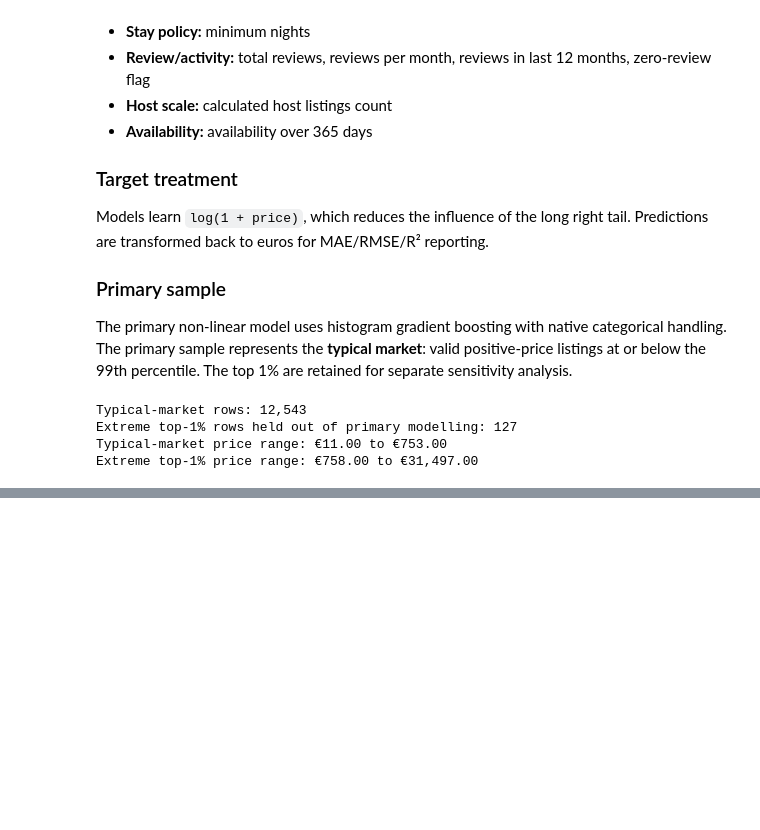
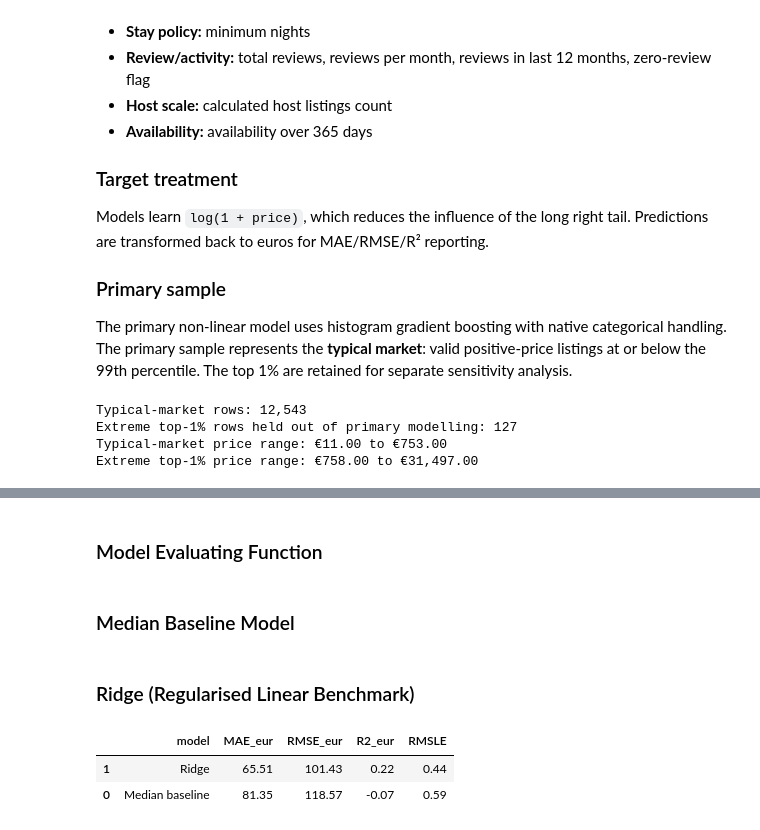
Before and after one commit to dev-deg/aci-26-pt, a Jupyter notebook: case-study/summary-eda.ipynb, the cells around one changed output, grey strips where cells are left out. Saved outputs shown, nothing was run; the diff lists cells and outputs as text; code cells hidden in the pictures; blank space fills up the shorter version.

Commit message:
mid-way through predictive modelling

```diff
--- a/case-study/summary-eda.ipynb
+++ b/case-study/summary-eda.ipynb
@@ -584,0 +615,2 @@ Extreme top-1% price range: €758.00 to €31,497.00
+# %% [markdown]
+### Model Evaluating Function
@@ -584,0 +637,53 @@ Extreme top-1% price range: €758.00 to €31,497.00
+# %% [markdown]
+### Median Baseline Model
+# %%
+from sklearn.dummy import DummyRegressor
+
+baseline = DummyRegressor(strategy="median")
+baseline.fit(X_train, y_train)
+fitted_models['baseline'] = baseline
+
+## Calling the evaluting function to output the metrics
+metrics, _, _ = evaluate_model("Median baseline",baseline, X_test, y_test)
+metric_rows.append(metrics)
+
+# display(pd.DataFrame(metric_rows).sort_values("R2_eur", ascending=False).round(3))
+# %% [markdown]
+### Ridge (Regularised Linear Benchmark)
+# %%
+from sklearn.compose import ColumnTransformer
+from sklearn.impute import SimpleImputer
+from sklearn.linear_model import Ridge
+from sklearn.pipeline import Pipeline
+from sklearn.preprocessing import OneHotEncoder, StandardScaler
+
+## Data Encoding and Preprocessing
+def make_preprocessor():
+    # Used by the linear Ridge benchmark. The main non-linear model below
+    # handles pandas categorical columns natively.
+    numeric_pipe = Pipeline([
+        ("imputer", SimpleImputer(strategy="median")),
+        ("scale", StandardScaler()),
+    ])
+    categorical_pipe = Pipeline([
+        ("imputer", SimpleImputer(strategy="most_frequent")),
+        ("onehot", OneHotEncoder(handle_unknown="ignore")),
+    ])
+    return ColumnTransformer([
+        ("num", numeric_pipe, numeric_model_features),
+        ("cat", categorical_pipe, categorical_features),
+    ])
+
+Ridge = Pipeline([("preprocessor", make_preprocessor()),("model", Ridge(alpha=10.0)),])
+Ridge.fit(X_train, y_train)
+fitted_models['ridge'] = Ridge
+
+## Calling the evaluting function to output the metrics
+metrics, _, _ = evaluate_model("Ridge",Ridge, X_test, y_test)
+metric_rows.append(metrics)
+
+display(pd.DataFrame(metric_rows).sort_values("R2_eur", ascending=False).round(3))
+# %% [output]
+|  | model | MAE_eur | RMSE_eur | R2_eur | RMSLE |
+| 1 | Ridge | 65.51 | 101.43 | 0.22 | 0.44 |
+| 0 | Median baseline | 81.35 | 118.57 | -0.07 | 0.59 |
```
Also changed, not shown: parts of 4 cells of this notebook.
